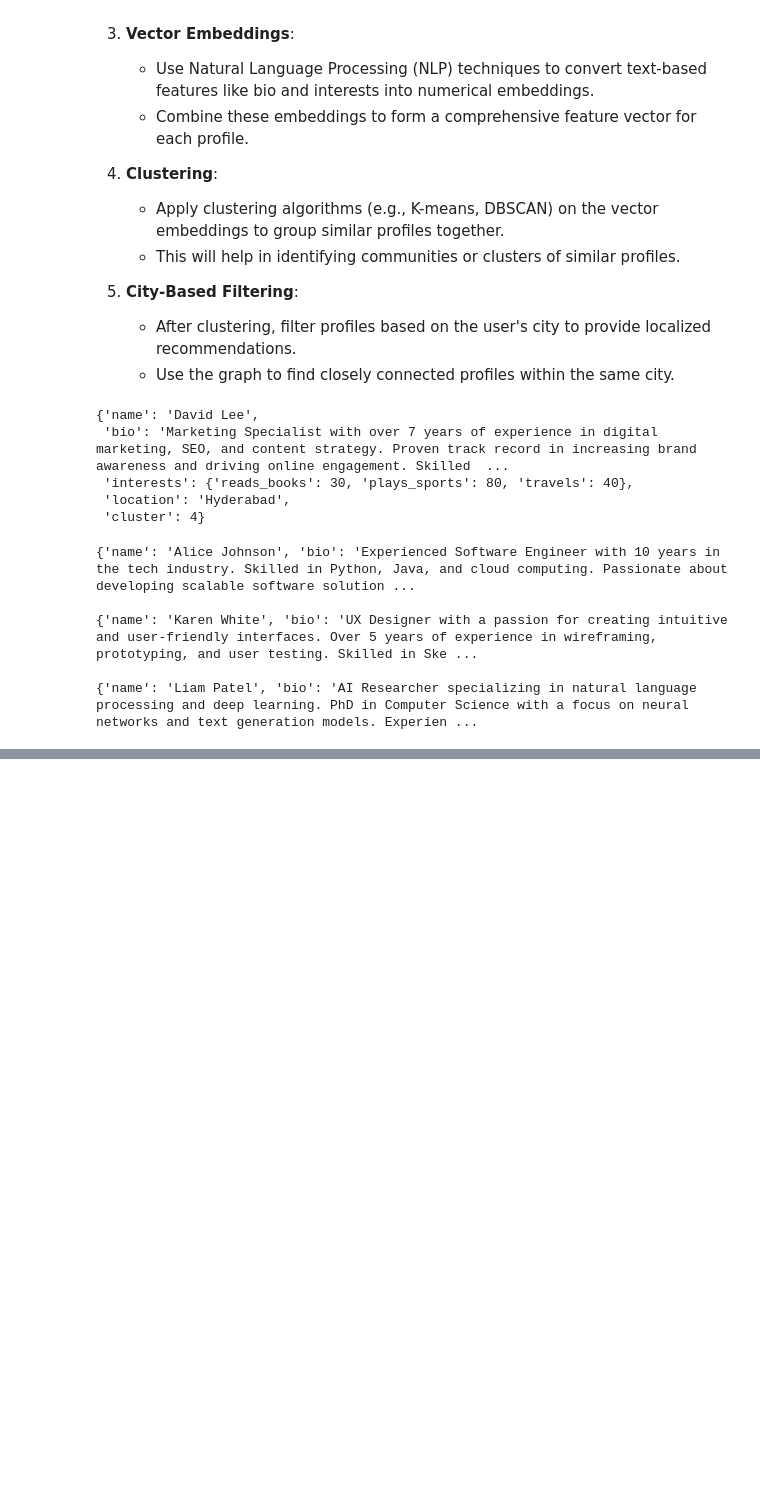
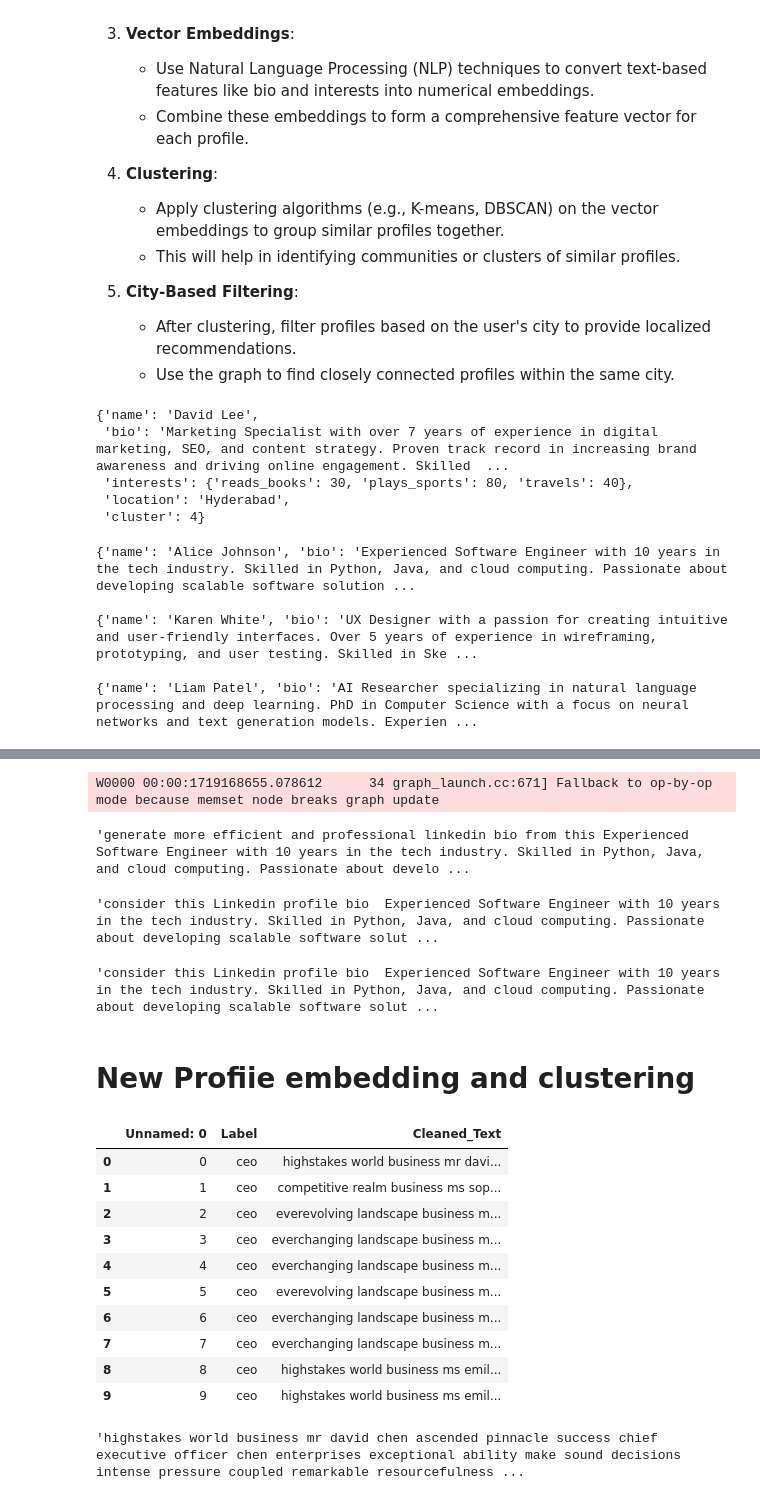
Before and after one commit to Swish78/Kaggle-Practice-Projects-, a Jupyter notebook: profile-suggestion-testing.ipynb, the cells around one changed output, grey strips where cells are left out. Saved outputs shown, nothing was run; the diff lists cells and outputs as text; code cells hidden in the pictures; blank space fills up the shorter version.

```diff
--- a/profile-suggestion-testing.ipynb
+++ b/profile-suggestion-testing.ipynb
@@ -1328,0 +1344,15 @@ for i in recommendations:
+# %%
+gemma_lm.generate(f"generate more efficient and professional linkedin bio from this {user_input_bio}", max_length=100)
+# %% [output]
+W0000 00:00:1719168655.078612      34 graph_launch.cc:671] Fallback to op-by-op mode because memset node breaks graph update
+'generate more efficient and professional linkedin bio from this Experienced Software Engineer with 10 years in the tech industry. Skilled in Python, Java, and cloud computing. Passionate about develo ...
+# %%
+gemma_lm.generate(f"consider this Linkedin profile bio  {user_input_bio} and enhance it using more professional keywords and phrases ", max_length=100)
+# %% [output]
+'consider this Linkedin profile bio  Experienced Software Engineer with 10 years in the tech industry. Skilled in Python, Java, and cloud computing. Passionate about developing scalable software solut ...
+# %%
+gemma_lm.generate(f"consider this Linkedin profile bio  {user_input_bio} and rewrite it using more professional keywords and phrases ", max_length=100)
+# %% [output]
+'consider this Linkedin profile bio  Experienced Software Engineer with 10 years in the tech industry. Skilled in Python, Java, and cloud computing. Passionate about developing scalable software solut ...
+# %% [markdown]
+# New Profiie embedding and clustering
@@ -1328,0 +1361,18 @@ for i in recommendations:
+# %%
+new_profiles.head(10)
+# %% [output]
+|  | Unnamed: 0 | Label | Cleaned_Text |
+| 0 | 0 | ceo | highstakes world business mr davi... |
+| 1 | 1 | ceo | competitive realm business ms sop... |
+| 2 | 2 | ceo | everevolving landscape business m... |
+| 3 | 3 | ceo | everchanging landscape business m... |
+| 4 | 4 | ceo | everchanging landscape business m... |
+| 5 | 5 | ceo | everevolving landscape business m... |
+| 6 | 6 | ceo | everchanging landscape business m... |
+| 7 | 7 | ceo | everchanging landscape business m... |
+| 8 | 8 | ceo | highstakes world business ms emil... |
+| 9 | 9 | ceo | highstakes world business ms emil... |
+# %%
+new_profiles.get('Cleaned_Text')[0]
+# %% [output]
+'highstakes world business mr david chen ascended pinnacle success chief executive officer chen enterprises exceptional ability make sound decisions intense pressure coupled remarkable resourcefulness ...
```
Also changed, not shown: parts of 17 cells of this notebook.
